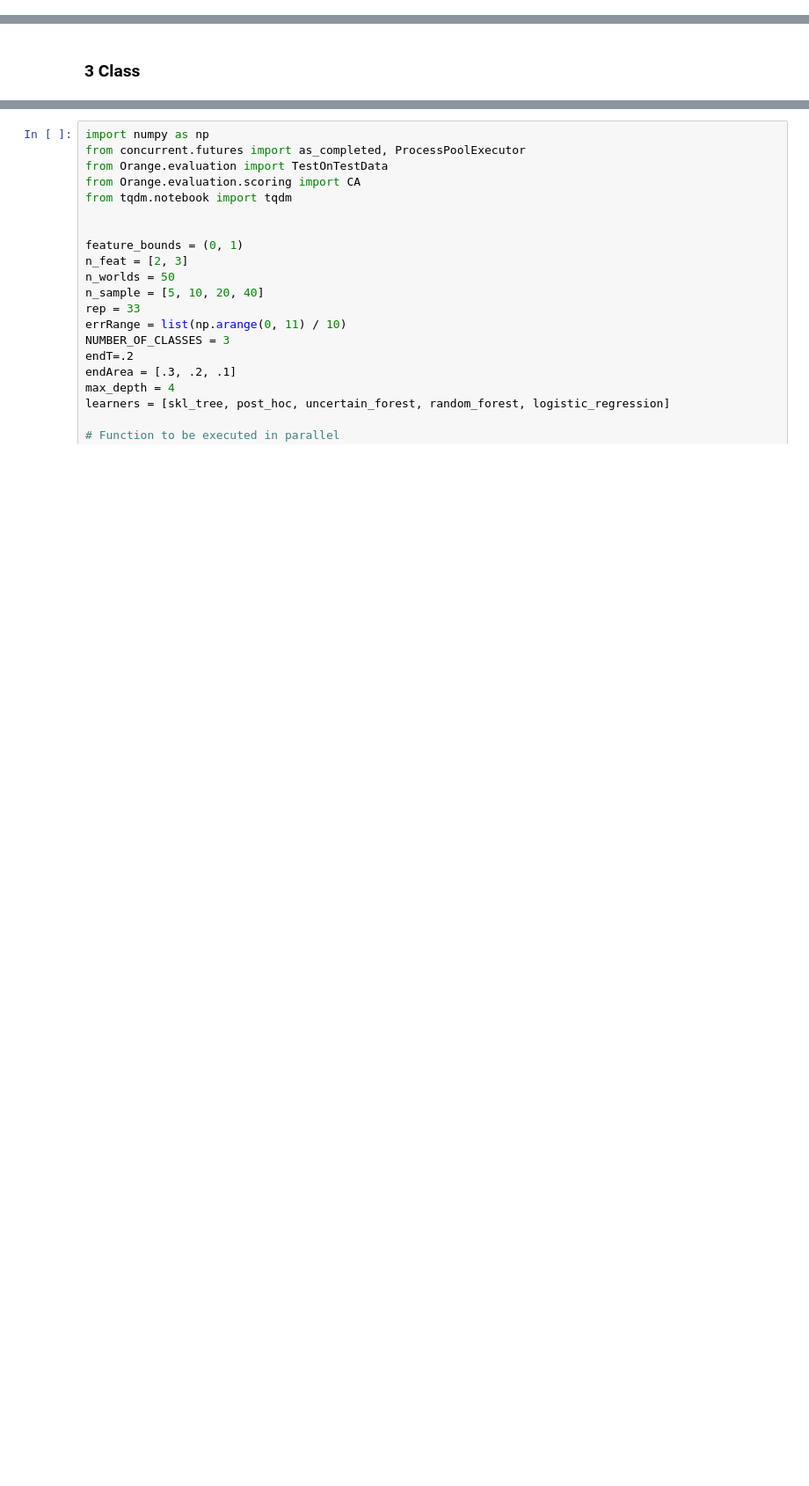
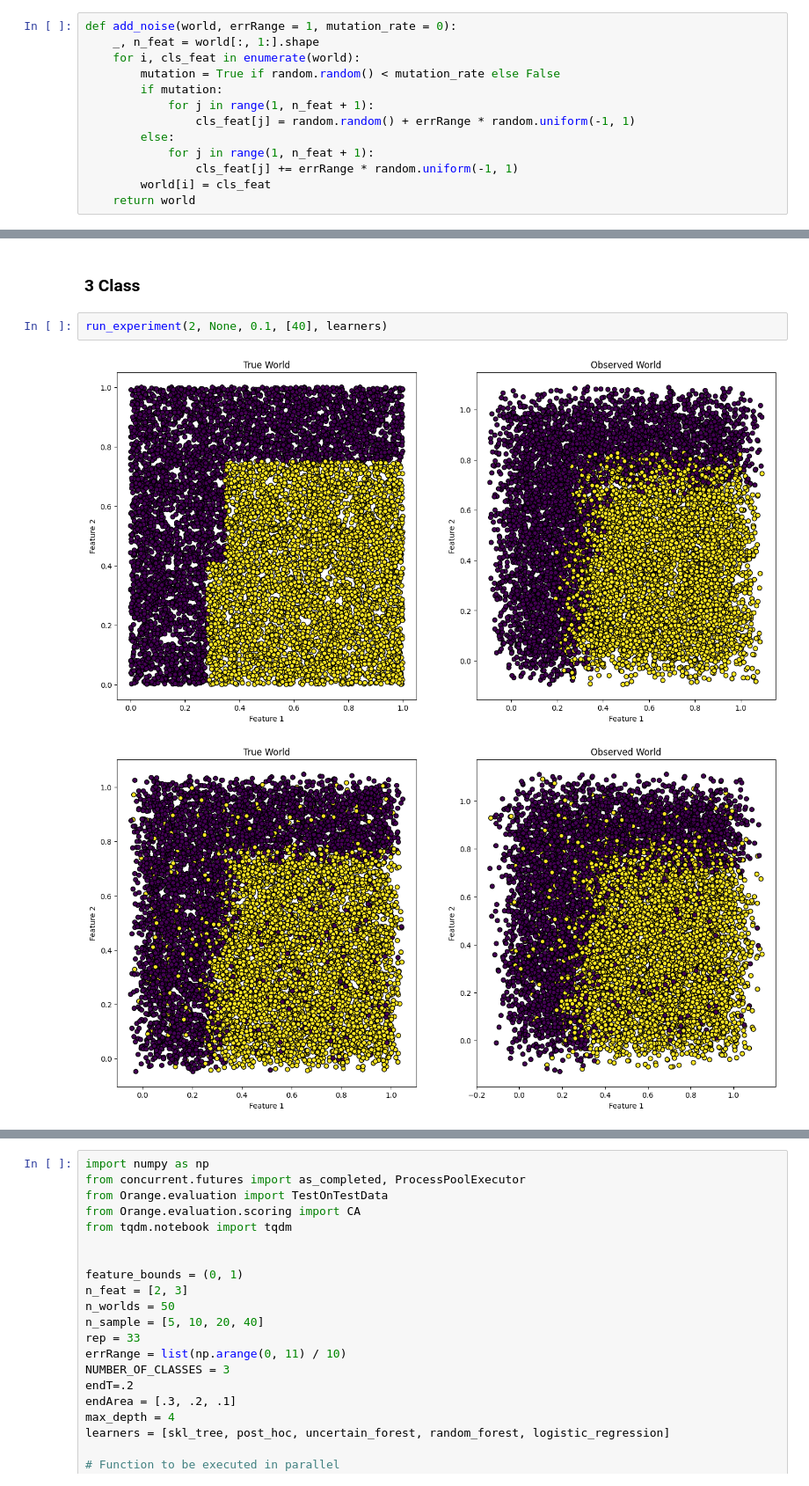
Before and after one commit to TilenG2/uncertain-world-gen, a Jupyter notebook: scripting/running_experements.ipynb, the cells around one changed output, grey strips where cells are left out. Shown at 88% size. Cells and saved outputs as stored; diff of their text form; blank space fills up the shorter version.

Commit message:
fuzzy world

```diff
--- a/scripting/running_experements.ipynb
+++ b/scripting/running_experements.ipynb
@@ -5,4 +5,17 @@ from utils import *
 from ploting import *
 # %% [markdown]
 ## Testing
+# %%
+def add_noise(world, errRange = 1, mutation_rate = 0):
+    _, n_feat = world[:, 1:].shape
+    for i, cls_feat in enumerate(world):
+        mutation = True if random.random() < mutation_rate else False
+        if mutation:
+            for j in range(1, n_feat + 1):
+                cls_feat[j] = random.random() + errRange * random.uniform(-1, 1)
+        else:
+            for j in range(1, n_feat + 1):
+                cls_feat[j] += errRange * random.uniform(-1, 1)
+        world[i] = cls_feat
+    return world
 # %%
@@ -126,2 +150,7 @@ for corr in correlation:
 # %% [markdown]
 ### 3 Class
+# %%
+run_experiment(2, None, 0.1, [40], learners)
+# %% [output]
+[figure, added]
+[figure, added]
```
Also changed, not shown: parts of 4 cells of this notebook, 3 other files.
